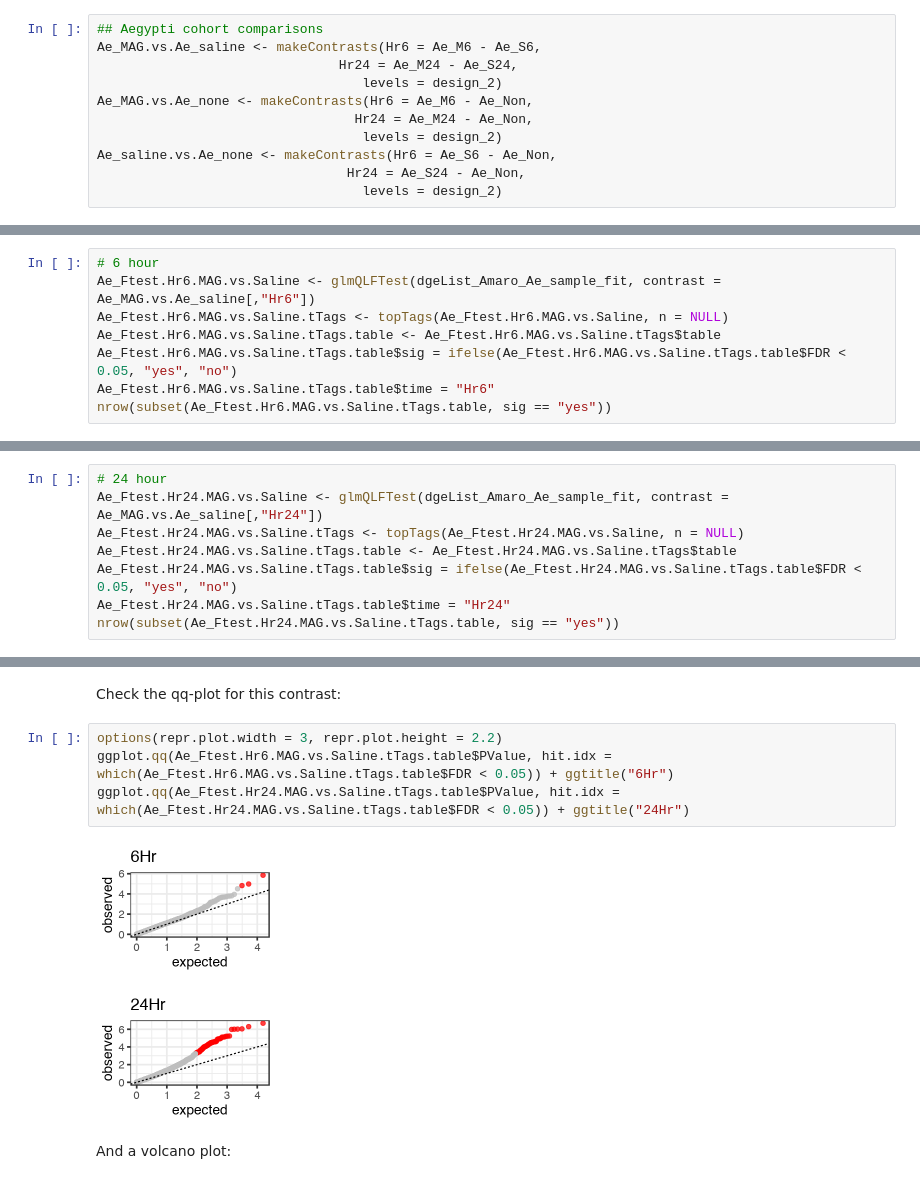
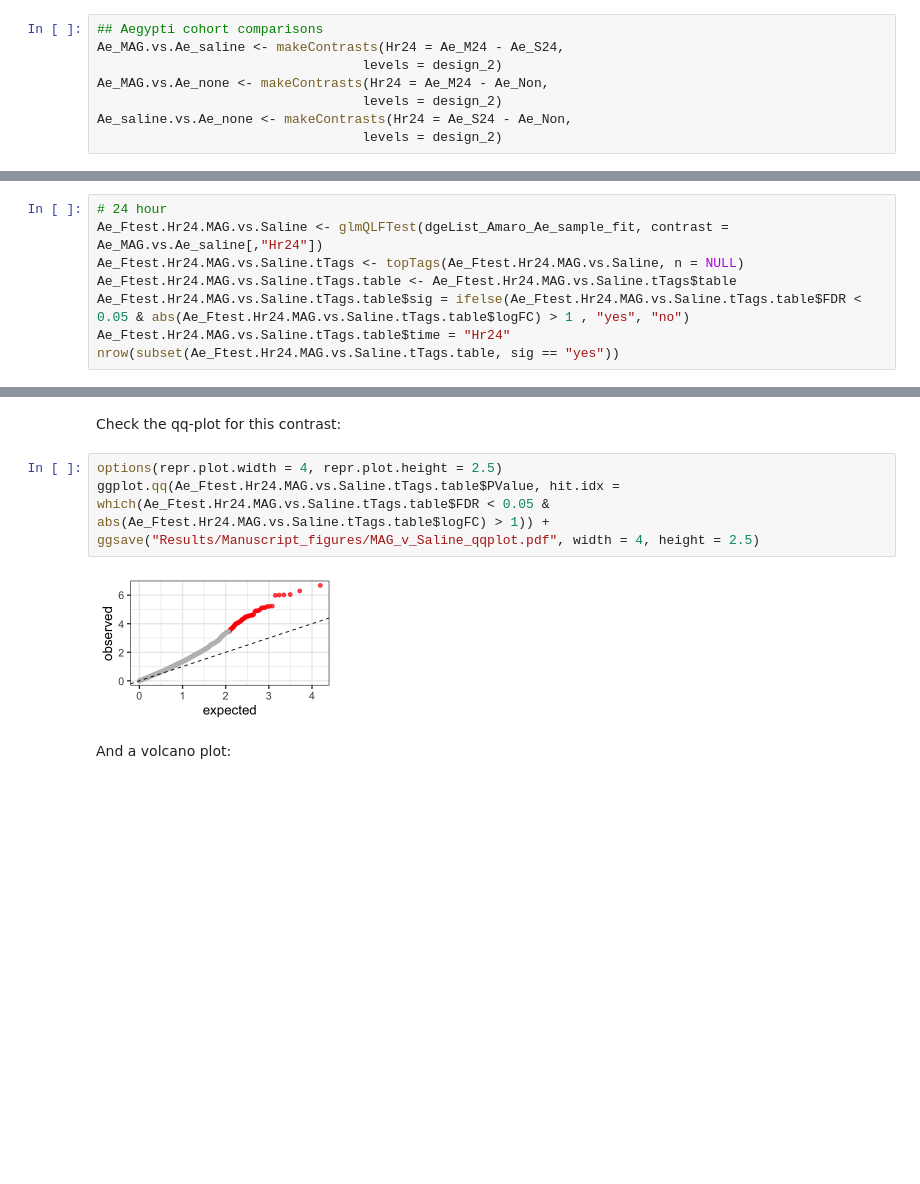
Before and after one commit to YazBraimah/Aegypti_MAG_Saline_RNAseq, a Jupyter notebook: Analysis.ipynb, the cells around one changed output, grey strips where cells are left out. Cells and saved outputs as stored; diff of their text form; blank space fills up the shorter version.

```diff
--- a/Analysis.ipynb
+++ b/Analysis.ipynb
@@ -808,23 +817,20 @@ TRUE
 Define contrasts, first between the treatment categories:
 # %%
 ## Aegypti cohort comparisons
-Ae_MAG.vs.Ae_saline <- makeContrasts(Hr6 = Ae_M6 - Ae_S6,
-                               Hr24 = Ae_M24 - Ae_S24,
+Ae_MAG.vs.Ae_saline <- makeContrasts(Hr24 = Ae_M24 - Ae_S24,
                                   levels = design_2)
-Ae_MAG.vs.Ae_none <- makeContrasts(Hr6 = Ae_M6 - Ae_Non,
-                                 Hr24 = Ae_M24 - Ae_Non,
+Ae_MAG.vs.Ae_none <- makeContrasts(Hr24 = Ae_M24 - Ae_Non,
                                   levels = design_2)
-Ae_saline.vs.Ae_none <- makeContrasts(Hr6 = Ae_S6 - Ae_Non,
-                                Hr24 = Ae_S24 - Ae_Non,
+Ae_saline.vs.Ae_none <- makeContrasts(Hr24 = Ae_S24 - Ae_Non,
                                   levels = design_2)
 # %% [markdown]
 #### The MAG vs. Saline comparison:
 # %%
-# 6 hour
-Ae_Ftest.Hr6.MAG.vs.Saline <- glmQLFTest(dgeList_Amaro_Ae_sample_fit, contrast = Ae_MAG.vs.Ae_saline[,"Hr6"])
-Ae_Ftest.Hr6.MAG.vs.Saline.tTags <- topTags(Ae_Ftest.Hr6.MAG.vs.Saline, n = NULL)
-Ae_Ftest.Hr6.MAG.vs.Saline.tTags.table <- Ae_Ftest.Hr6.MAG.vs.Saline.tTags$table
-Ae_Ftest.Hr6.MAG.vs.Saline.tTags.table$sig = ifelse(Ae_Ftest.Hr6.MAG.vs.Saline.tTags.table$FDR < 0.05, "yes", "no")
-Ae_Ftest.Hr6.MAG.vs.Saline.tTags.table$time = "Hr6"
-nrow(subset(Ae_Ftest.Hr6.MAG.vs.Saline.tTags.table, sig == "yes"))
+# 24 hour
+Ae_Ftest.Hr24.MAG.vs.Saline <- glmQLFTest(dgeList_Amaro_Ae_sample_fit, contrast = Ae_MAG.vs.Ae_saline[,"Hr24"])
+Ae_Ftest.Hr24.MAG.vs.Saline.tTags <- topTags(Ae_Ftest.Hr24.MAG.vs.Saline, n = NULL)
+Ae_Ftest.Hr24.MAG.vs.Saline.tTags.table <- Ae_Ftest.Hr24.MAG.vs.Saline.tTags$table
+Ae_Ftest.Hr24.MAG.vs.Saline.tTags.table$sig = ifelse(Ae_Ftest.Hr24.MAG.vs.Saline.tTags.table$FDR < 0.05 & abs(Ae_Ftest.Hr24.MAG.vs.Saline.tTags.table$logFC) > 1 , "yes", "no")
+Ae_Ftest.Hr24.MAG.vs.Saline.tTags.table$time = "Hr24"
+nrow(subset(Ae_Ftest.Hr24.MAG.vs.Saline.tTags.table, sig == "yes"))
 # %% [output]
@@ -832,8 +837,0 @@ nrow(subset(Ae_Ftest.Hr6.MAG.vs.Saline.tTags.table, sig == "yes"))
-# %%
-# 24 hour
-Ae_Ftest.Hr24.MAG.vs.Saline <- glmQLFTest(dgeList_Amaro_Ae_sample_fit, contrast = Ae_MAG.vs.Ae_saline[,"Hr24"])
-Ae_Ftest.Hr24.MAG.vs.Saline.tTags <- topTags(Ae_Ftest.Hr24.MAG.vs.Saline, n = NULL)
-Ae_Ftest.Hr24.MAG.vs.Saline.tTags.table <- Ae_Ftest.Hr24.MAG.vs.Saline.tTags$table
-Ae_Ftest.Hr24.MAG.vs.Saline.tTags.table$sig = ifelse(Ae_Ftest.Hr24.MAG.vs.Saline.tTags.table$FDR < 0.05, "yes", "no")
-Ae_Ftest.Hr24.MAG.vs.Saline.tTags.table$time = "Hr24"
-nrow(subset(Ae_Ftest.Hr24.MAG.vs.Saline.tTags.table, sig == "yes"))
@@ -852,12 +844,10 @@ rm(tmp6_Ae, tmp24_Ae)
 # %% [markdown]
 Check the qq-plot for this contrast:
 # %%
-options(repr.plot.width = 3, repr.plot.height = 2.2)
-ggplot.qq(Ae_Ftest.Hr6.MAG.vs.Saline.tTags.table$PValue, hit.idx = which(Ae_Ftest.Hr6.MAG.vs.Saline.tTags.table$FDR < 0.05)) + ggtitle("6Hr")
-ggplot.qq(Ae_Ftest.Hr24.MAG.vs.Saline.tTags.table$PValue, hit.idx = which(Ae_Ftest.Hr24.MAG.vs.Saline.tTags.table$FDR < 0.05)) + ggtitle("24Hr")
+options(repr.plot.width = 4, repr.plot.height = 2.5)
+ggplot.qq(Ae_Ftest.Hr24.MAG.vs.Saline.tTags.table$PValue, hit.idx = which(Ae_Ftest.Hr24.MAG.vs.Saline.tTags.table$FDR < 0.05 & abs(Ae_Ftest.Hr24.MAG.vs.Saline.tTags.table$logFC) > 1)) + ggsave("Results/Manuscript_figures/MAG_v_Saline_qqplot.pdf", width = 4, height = 2.5)
 # %% [output]
-[figure, old version]
+[figure, new version]
-[figure, removed]
 # %% [markdown]
 And a volcano plot:
 # %%
```
Also changed, not shown: parts of 146 cells of this notebook.
